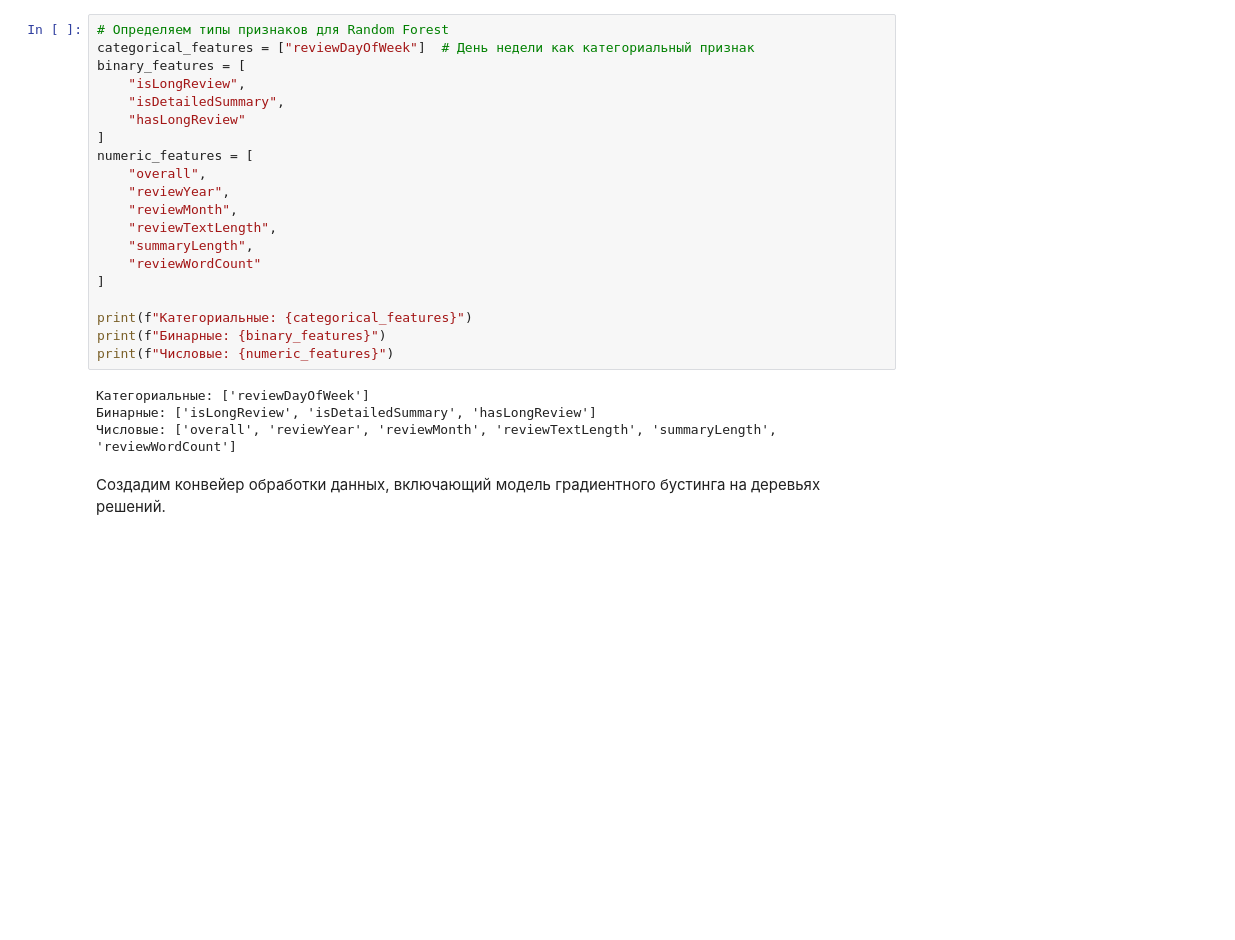
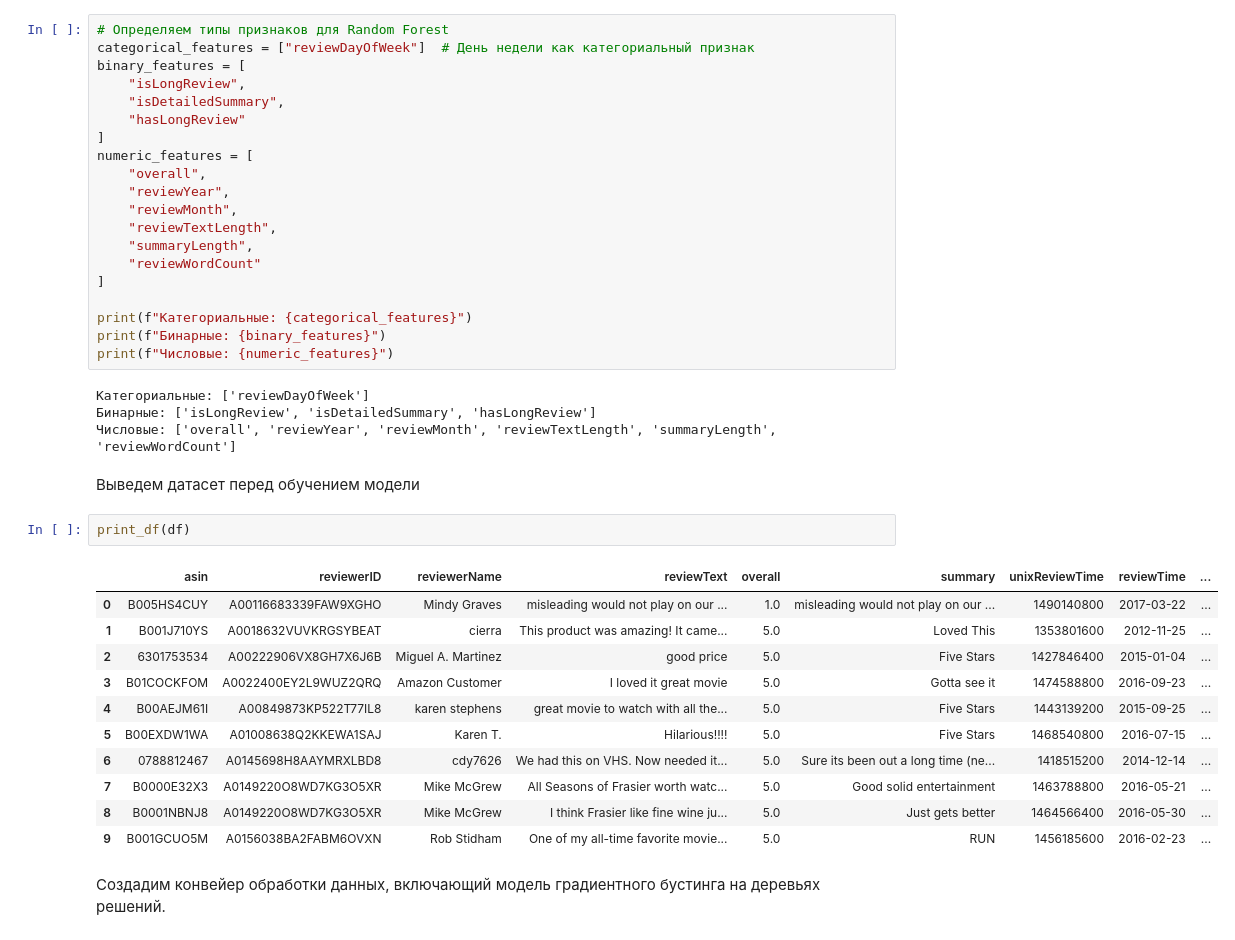
Before and after one commit to lizard222/SOBD_Lab1, a Jupyter notebook: Lab2.2.ipynb, the cells around one changed output. Drawn from its saved outputs; the diff is of its cells as text; blank space fills up the shorter version.

```diff
--- a/Lab2.2.ipynb
+++ b/Lab2.2.ipynb
@@ -361,6 +361,22 @@ print(f"Числовые: {numeric_features}")
 Категориальные: ['reviewDayOfWeek']
 Бинарные: ['isLongReview', 'isDetailedSummary', 'hasLongReview']
 Числовые: ['overall', 'reviewYear', 'reviewMonth', 'reviewTextLength', 'summaryLength', 'reviewWordCount']
+# %% [markdown]
+Выведем датасет перед обучением модели
+# %%
+print_df(df)
+# %% [output]
+|  | asin | reviewerID | reviewerName | reviewText | overall | summary | unixReviewTime | reviewTime | ... |
+| 0 | B005HS4CUY | A00116683339FAW9XGHO | Mindy Graves | misleading would not play on our ... | 1.0 | misleading would not play on our ... | 1490140800 | 2017-03-22 | ... |
+| 1 | B001J710YS | A0018632VUVKRGSYBEAT | cierra | This product was amazing! It came... | 5.0 | Loved This | 1353801600 | 2012-11-25 | ... |
+| 2 | 6301753534 | A00222906VX8GH7X6J6B | Miguel A. Martinez | good price | 5.0 | Five Stars | 1427846400 | 2015-01-04 | ... |
+| 3 | B01COCKFOM | A0022400EY2L9WUZ2QRQ | Amazon Customer | I loved it great movie | 5.0 | Gotta see it | 1474588800 | 2016-09-23 | ... |
+| 4 | B00AEJM61I | A00849873KP522T77IL8 | karen stephens | great movie to watch with all the... | 5.0 | Five Stars | 1443139200 | 2015-09-25 | ... |
+| 5 | B00EXDW1WA | A01008638Q2KKEWA1SAJ | Karen T. | Hilarious!!!! | 5.0 | Five Stars | 1468540800 | 2016-07-15 | ... |
+| 6 | 0788812467 | A0145698H8AAYMRXLBD8 | cdy7626 | We had this on VHS. Now needed it... | 5.0 | Sure its been out a long time (ne... | 1418515200 | 2014-12-14 | ... |
+| 7 | B0000E32X3 | A0149220O8WD7KG3O5XR | Mike McGrew | All Seasons of Frasier worth watc... | 5.0 | Good solid entertainment | 1463788800 | 2016-05-21 | ... |
+| 8 | B0001NBNJ8 | A0149220O8WD7KG3O5XR | Mike McGrew | I think Frasier like fine wine ju... | 5.0 | Just gets better | 1464566400 | 2016-05-30 | ... |
+| 9 | B001GCUO5M | A0156038BA2FABM6OVXN | Rob Stidham | One of my all-time favorite movie... | 5.0 | RUN | 1456185600 | 2016-02-23 | ... |
 # %% [markdown]
 Создадим конвейер обработки данных, включающий модель градиентного бустинга на деревьях решений.
 # %%
```
Also changed, not shown: parts of 5 cells of this notebook, 1 other file.
